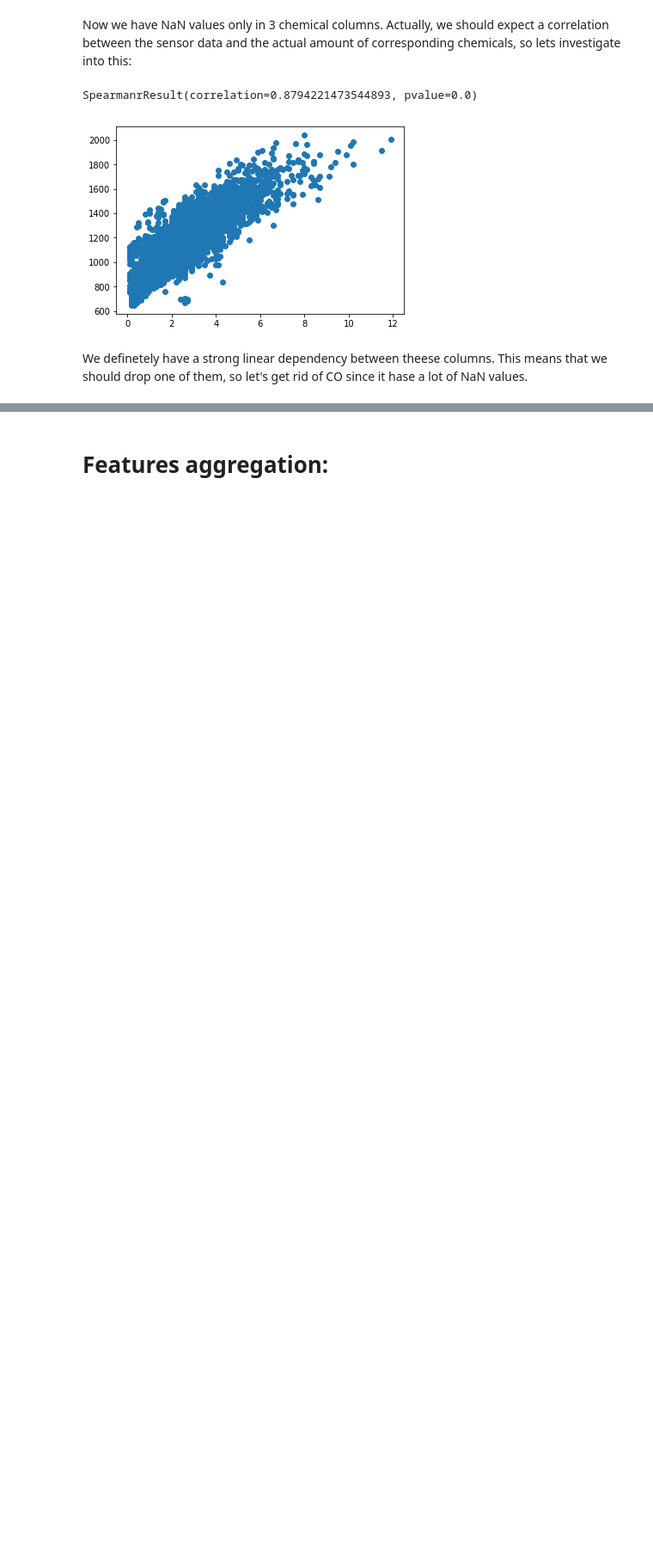
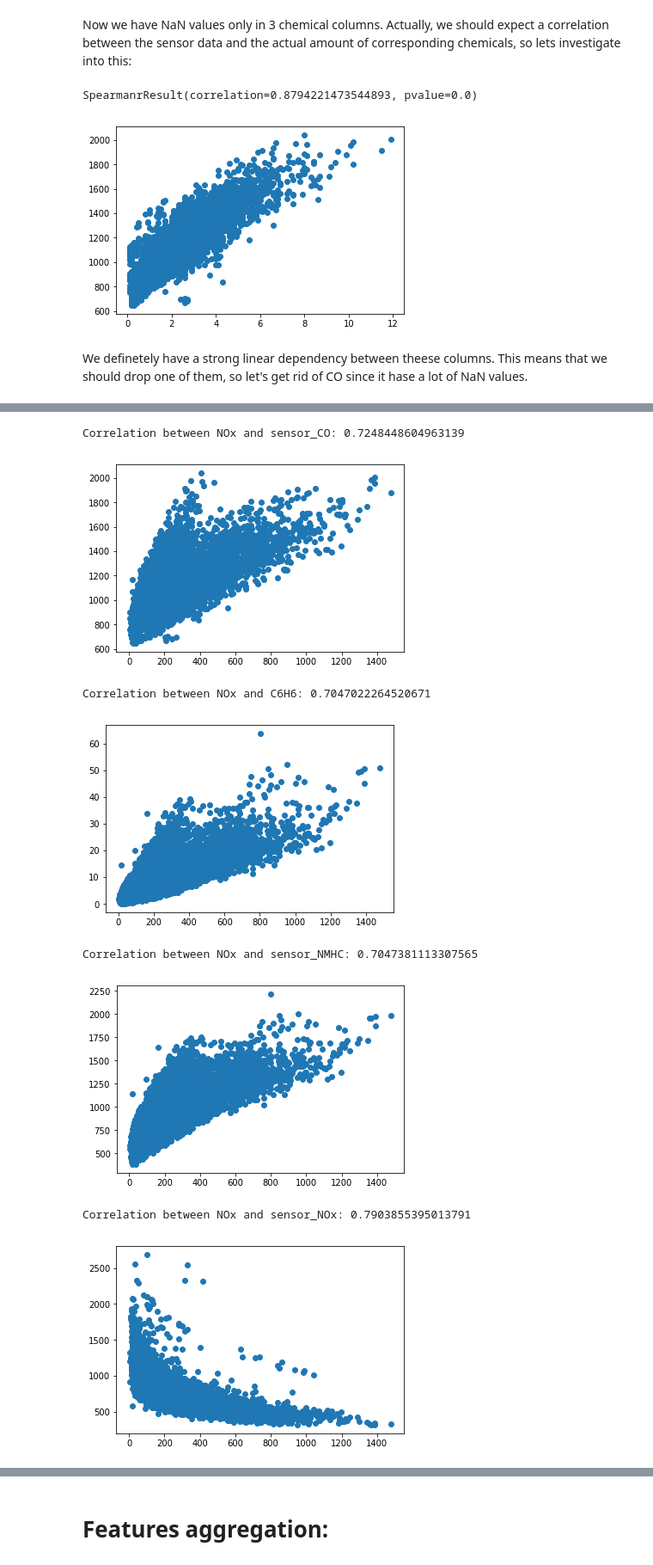
Before and after one commit to Goopard/DS-Homeworks, a Jupyter notebook: HW2.ipynb, the cells around one changed output, grey strips where cells are left out. Shown at 86% size. Cells and saved outputs as stored; diff of their text form; code cells hidden in the pictures; blank space fills up the shorter version.

```diff
--- a/HW2.ipynb
+++ b/HW2.ipynb
@@ -133,0 +162,18 @@ In case of NOx and its sensor, it looks like those columns have an inverse depen
+# %%
+nanless_data = data.dropna(subset=['NOx'])
+for col in data.columns:
+    if col not in ['datetime', 'NOx']:
+        correlation = abs(stats.spearmanr(nanless_data['NOx'], nanless_data[col])[0])
+        if correlation > 0.7:
+            print('Correlation between NOx and {}: {}'.format(col, correlation))
+            plt.scatter(nanless_data['NOx'], nanless_data[col])
+            plt.show()
+# %% [output]
+Correlation between NOx and sensor_CO: 0.7248448604963139
+[figure, added]
+Correlation between NOx and C6H6: 0.7047022264520671
+[figure, added]
+Correlation between NOx and sensor_NMHC: 0.7047381113307565
+[figure, added]
+Correlation between NOx and sensor_NOx: 0.7903855395013791
+[figure, added]
```
Also changed, not shown: parts of 56 cells of this notebook.
